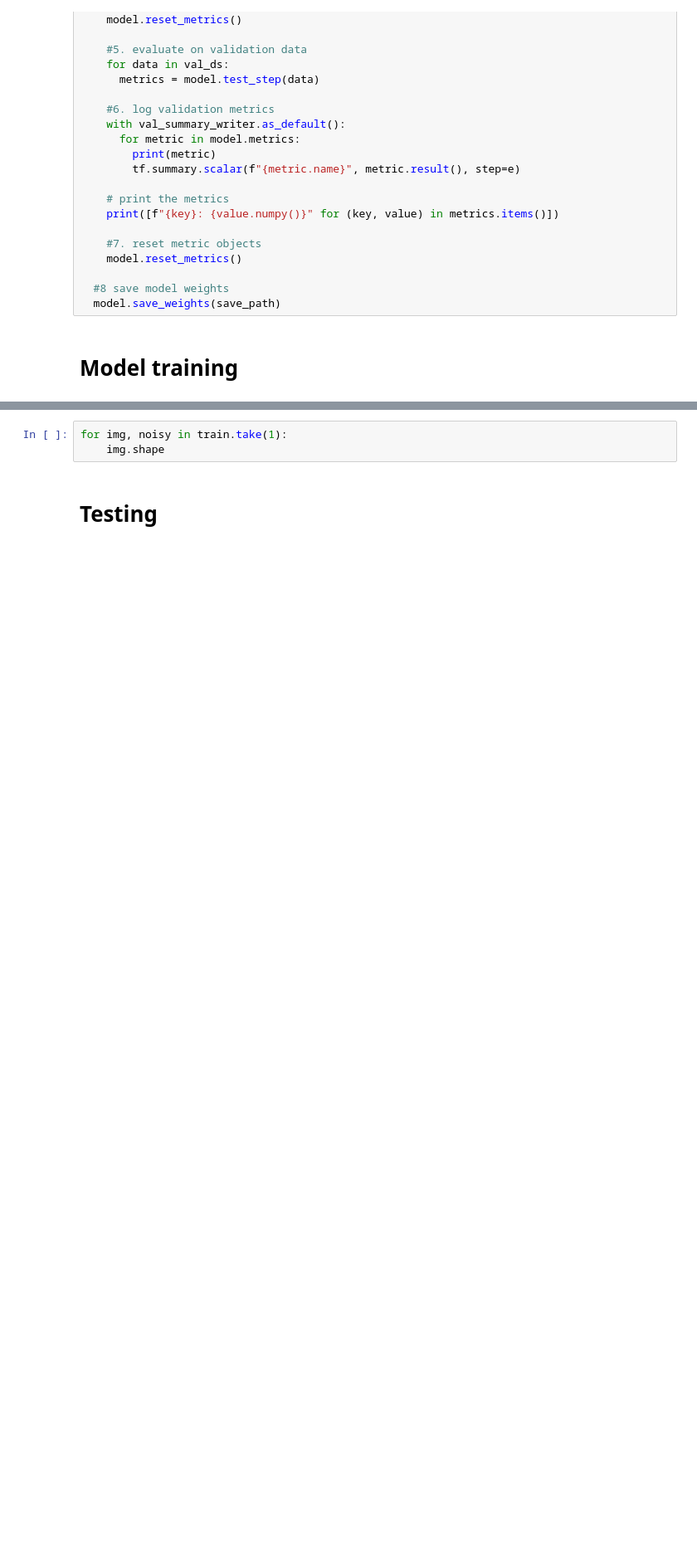
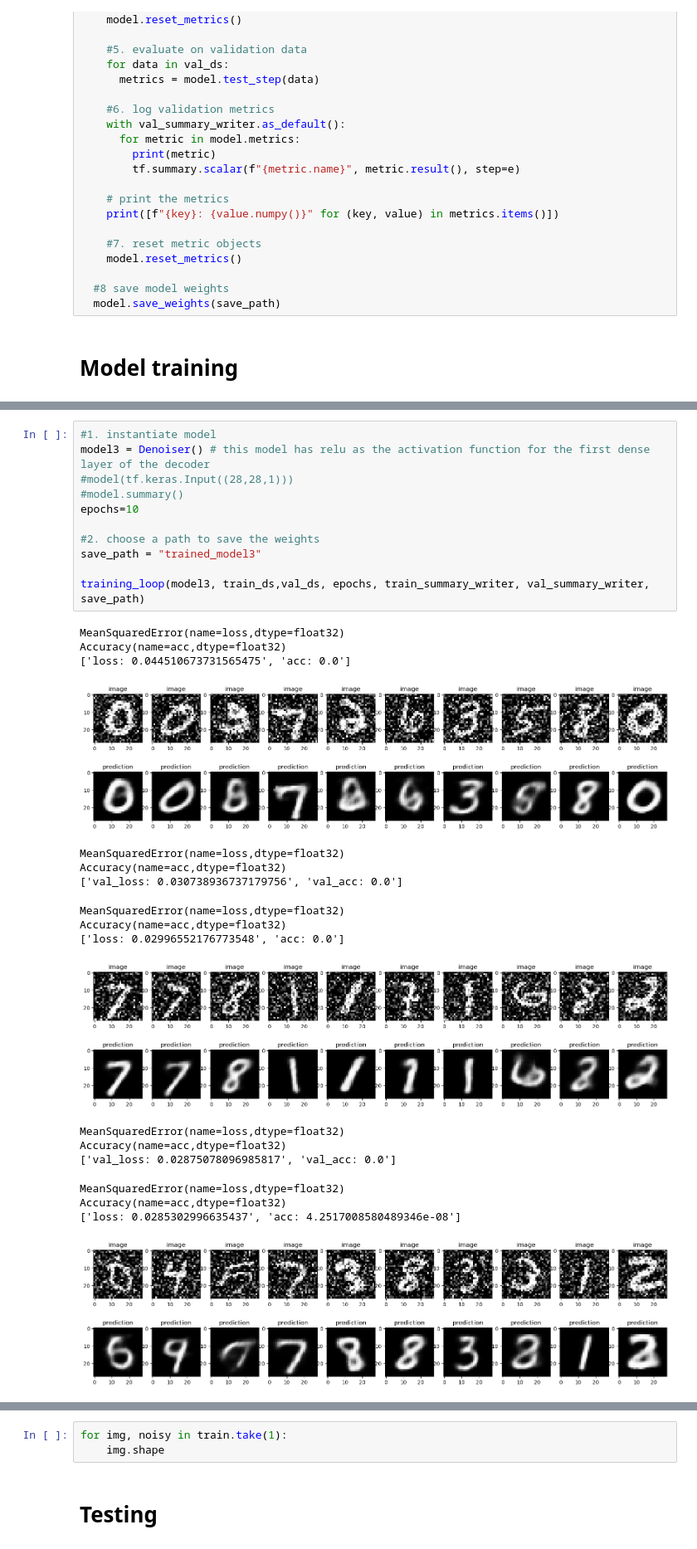
Before and after one commit to anbebe/-IANNwTF-Group-25, a Jupyter notebook: 08_Autoencoder/Leons drafts/autoencoder.ipynb, the cells around one changed output, grey strips where cells are left out. Shown at 83% size. Saved outputs shown, nothing was run; the diff lists cells and outputs as text; blank space fills up the shorter version.

```diff
--- a/08_Autoencoder/Leons drafts/autoencoder.ipynb
+++ b/08_Autoencoder/Leons drafts/autoencoder.ipynb
@@ -345,0 +433,30 @@ Accuracy(name=acc,dtype=float32)
+# %%
+#1. instantiate model
+model3 = Denoiser() # this model has relu as the activation function for the first dense layer of the decoder
+#model(tf.keras.Input((28,28,1)))
+#model.summary()
+epochs=10
+
+#2. choose a path to save the weights
+save_path = "trained_model3"
+
+training_loop(model3, train_ds,val_ds, epochs, train_summary_writer, val_summary_writer, save_path)
+# %% [output]
+MeanSquaredError(name=loss,dtype=float32)
+Accuracy(name=acc,dtype=float32)
+['loss: 0.044510673731565475', 'acc: 0.0']
+[figure, added]
+MeanSquaredError(name=loss,dtype=float32)
+Accuracy(name=acc,dtype=float32)
+['val_loss: 0.030738936737179756', 'val_acc: 0.0']
+MeanSquaredError(name=loss,dtype=float32)
+Accuracy(name=acc,dtype=float32)
+['loss: 0.02996552176773548', 'acc: 0.0']
+[figure, added]
+MeanSquaredError(name=loss,dtype=float32)
+Accuracy(name=acc,dtype=float32)
+['val_loss: 0.02875078096985817', 'val_acc: 0.0']
+MeanSquaredError(name=loss,dtype=float32)
+Accuracy(name=acc,dtype=float32)
+['loss: 0.0285302996635437', 'acc: 4.2517008580489346e-08']
+[figure, added]
```
Also changed, not shown: parts of 16 cells of this notebook, 15 other files.
